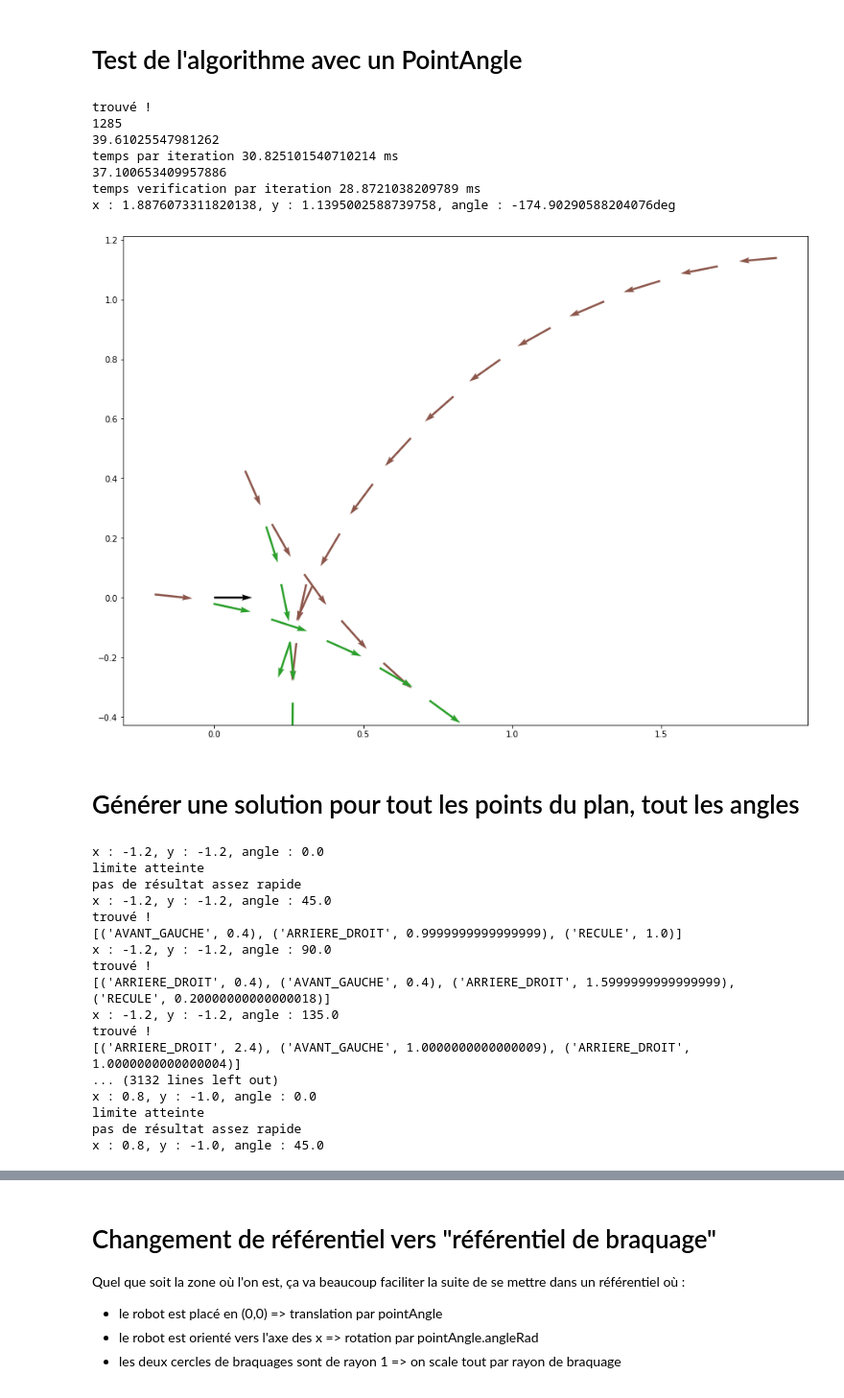
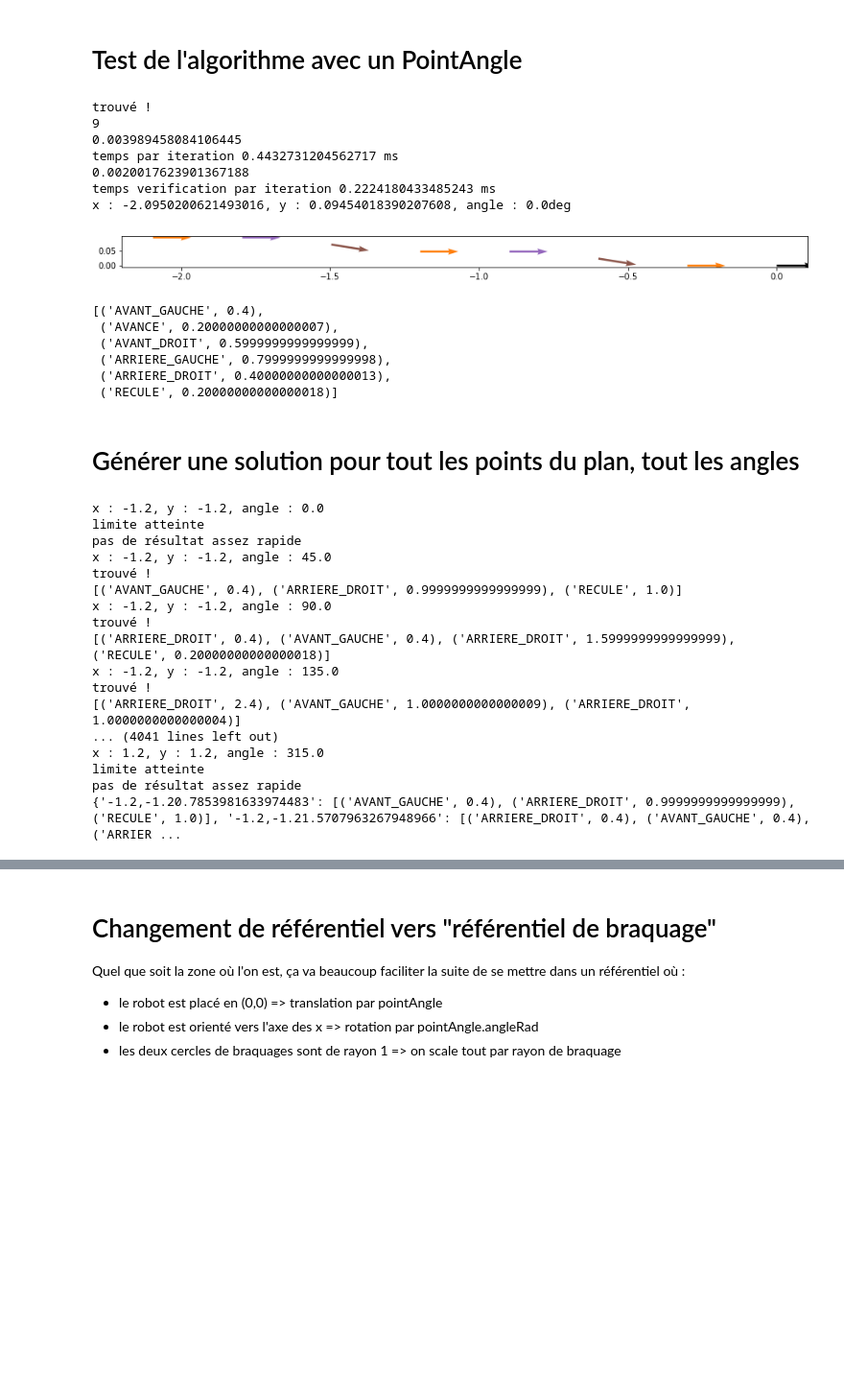
Before and after one commit to faistos18/manoeuvres, a Jupyter notebook: manoeuvres.ipynb, the cells around one changed output, grey strips where cells are left out. Shown at 96% size. Cells and saved outputs as stored; diff of their text form; code cells hidden in the pictures; blank space fills up the shorter version.

```diff
--- a/manoeuvres.ipynb
+++ b/manoeuvres.ipynb
@@ -262,7 +261,7 @@ def meilleurCandidat(pointsAChercher, butPointAngle, rayonBraquage, fonctionHeur
                 # j'aurai le max de tous mes ancetres.
                 # si un de mes ancetre dit "tu fera pas mieux que 12" et j'estime que je ferai pas mieux que 10
                 # je ferai quand même pas mieux que 12
-                pa.estimation = max(estimation, pa.pere.estimation)
+                pass #pa.estimation = max(estimation, pa.pere.estimation)
 
         if estimation < meilleureEstimation:
             meilleureEstimation = estimation
@@ -274,7 +273,7 @@ def meilleurCandidat(pointsAChercher, butPointAngle, rayonBraquage, fonctionHeur
 def chercherMeilleureManoeuvre(butPointAngle,
                                fonctionButAtteint = butAtteint,
                                fonctionHeuristique = heuristique,
-                               pas = 0.2,
+                               pas = 0.3,
                                rayonBraquage = 1.90,
                                toleranceXY = pas * 1.4,
                                toleranceAngle = 30/180*math.pi,
@@ -296,7 +295,7 @@ def chercherMeilleureManoeuvre(butPointAngle,
         successeurs = [candidat.bouge(mouvement, pas, rayonBraquage) for mouvement in PointAngle.mouvements()]
 
         # on ajoute aussi les versions "nombreDeFois = 5", pour accélerer la recherche avec des "raccourcis" dans l'arbre
-        successeurs.extend([candidat.bouge(mouvement, pas, rayonBraquage, 5) for mouvement in PointAngle.mouvements()])
+        #successeurs.extend([candidat.bouge(mouvement, pas, rayonBraquage, 5) for mouvement in PointAngle.mouvements()])
 
         for successeur in successeurs:
             if fonctionButAtteint(successeur, butPointAngle, toleranceXY, toleranceAngle):
@@ -366,40 +365,40 @@ def afficherResultat(res, plusieurs = False):
 # %%
 import time as time
 
 debut = time.time()
-(resultat, nombre_iterations, pointsAChercher, pointsDejaCherchés, temps) = chercherMeilleureManoeuvre(PointAngle(2, 1, -math.pi),
+(resultat, nombre_iterations, pointsAChercher, pointsDejaCherchés, temps) = chercherMeilleureManoeuvre(PointAngle(-2.0, 0.1, 0),
                                fonctionButAtteint = butAtteint,
                                fonctionHeuristique = heuristique,
-                               pas = 0.2,
+                               pas = 0.3,
                                rayonBraquage = 1.90,
                                toleranceXY = pas * 1.4,
                                toleranceAngle = 20/180*math.pi,
                                limite = 2000,
                                log = False)
 fin = time.time()
 
 print(nombre_iterations)
 print( fin -debut)
 print("temps par iteration " + str(  (fin - debut) / nombre_iterations * 1000) + " ms")
 print(temps)
 print("temps verification par iteration " + str(  temps / nombre_iterations * 1000) + " ms")
 if resultat != None:
     print(resultat)
     afficherResultat(resultat)
 else:
     plt.figure(figsize=(10,10))
     plt.gca().set_aspect('equal', adjustable='box')
     for pa in pointsDejaCherchés:
         afficherResultat(pa, plusieurs = True)
 # %% [output]
 trouvé !
-1285
-39.61025547981262
-temps par iteration 30.825101540710214 ms
-37.100653409957886
-temps verification par iteration 28.8721038209789 ms
-x : 1.8876073311820138, y : 1.1395002588739758, angle : -174.90290588204076deg
+9
+0.003989458084106445
+temps par iteration 0.4432731204562717 ms
+0.0020017623901367188
+temps verification par iteration 0.2224180433485243 ms
+x : -2.0950200621493016, y : 0.09454018390207608, angle : 0.0deg
-[figure, old version]
+[figure, new version]
 # %%
 
 def resumerManoeuvres(resultat):
@@ -428,6 +427,13 @@ def resumerManoeuvres(resultat):
     return chaineManoeuvres
 
 resumerManoeuvres(resultat)
+# %% [output]
+[('AVANT_GAUCHE', 0.4),
+ ('AVANCE', 0.20000000000000007),
+ ('AVANT_DROIT', 0.5999999999999999),
+ ('ARRIERE_GAUCHE', 0.7999999999999998),
+ ('ARRIERE_DROIT', 0.40000000000000013),
+ ('RECULE', 0.20000000000000018)]
 # %% [markdown]
 # Générer une solution pour tout les points du plan, tout les angles
 # %%
@@ -486,11 +492,11 @@ trouvé !
 x : -1.2, y : -1.2, angle : 135.0
 trouvé !
 [('ARRIERE_DROIT', 2.4), ('AVANT_GAUCHE', 1.0000000000000009), ('ARRIERE_DROIT', 1.0000000000000004)]
-... (3132 lines left out)
-x : 0.8, y : -1.0, angle : 0.0
+... (4041 lines left out)
+x : 1.2, y : 1.2, angle : 315.0
 limite atteinte
 pas de résultat assez rapide
-x : 0.8, y : -1.0, angle : 45.0
+{'-1.2,-1.20.7853981633974483': [('AVANT_GAUCHE', 0.4), ('ARRIERE_DROIT', 0.9999999999999999), ('RECULE', 1.0)], '-1.2,-1.21.5707963267948966': [('ARRIERE_DROIT', 0.4), ('AVANT_GAUCHE', 0.4), ('ARRIER ...
 # %% [markdown]
 # Trouver des meilleurs heuristiques
 
```
Also changed, not shown: parts of 6 cells of this notebook, 2 other files.
